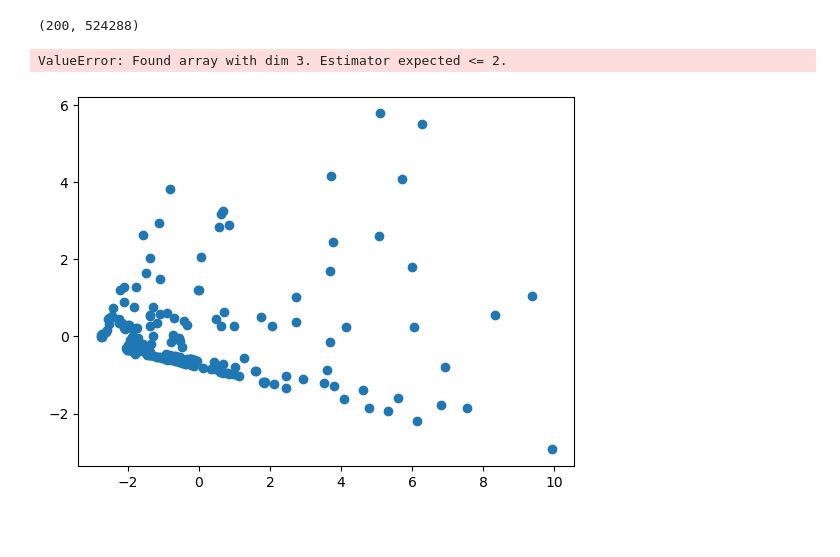
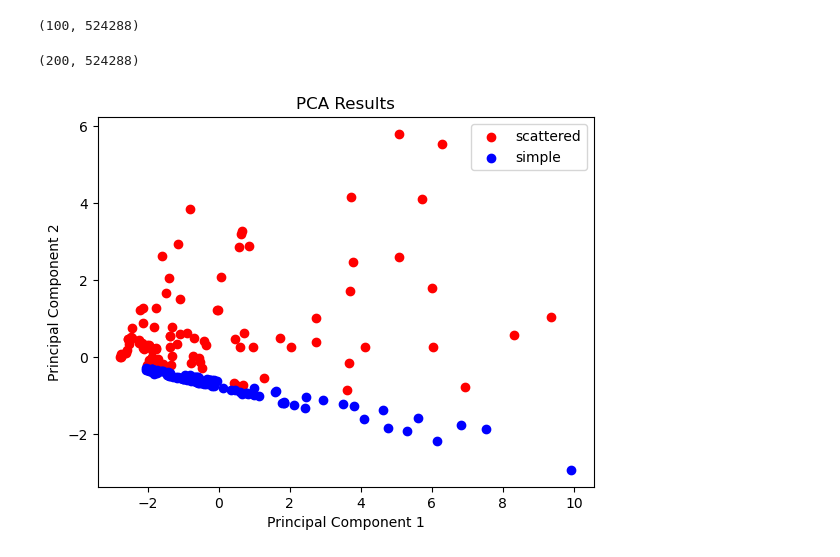
Before and after one commit to SRON-API-DataMagic/Rep_Learn_FRB, a Jupyter notebook: PCA.ipynb, the cells around one changed output. Saved outputs shown, nothing was run; the diff lists cells and outputs as text; code cells hidden in the pictures; blank space fills up the shorter version.

```diff
--- a/PCA.ipynb
+++ b/PCA.ipynb
@@ -1,10 +9,4 @@
 # %%
-import os
-import numpy as np
-from sklearn.decomposition import PCA
-from sklearn.preprocessing import StandardScaler
-from will import detect
-
 # Load and prepare your data
 data_dir_scattered = "simulated_scattered_bursts"
 data_dir_simple = "simulated_bursts"
@@ -21,8 +23,12 @@ for filename in os.listdir(data_dir_simple):
     if filename.endswith(".npy"):
         data_simple.append(np.load(os.path.join(data_dir_simple, filename)))
 
-data_scattered = np.array(data_scattered)
-data_simple = np.array(data_simple)
+data_scattered = np.array(data_scattered).reshape(-1, 1024 * 512)
+data_simple = np.array(data_simple).reshape(-1, 1024 * 512)
+# %%
+print(data_scattered.shape)
+# %% [output]
+(100, 524288)
 # %%
 # Combine the two datasets into one
 combined_data = np.concatenate((data_scattered, data_simple), axis=0)
@@ -42,12 +48,24 @@ transformed_fit = pca.fit_transform(combined_data_2d)
 # %%
 pca1 = pca.transform(data_scattered)
 pca2 = pca.transform(data_simple)
-# %% [output]
-ValueError: Found array with dim 3. Estimator expected <= 2.
-# %%
-import matplotlib.pyplot as plt
-
-plt.scatter(transformed_fit[:,0], transformed_fit[:,1], )
-plt.show()
-# %% [output]
-[figure, removed]
+# %%
+# Scatter plot for PCA results in red for 'scattered'
+plt.scatter(pca1[:, 0], pca1[:, 1], c='r', label='scattered')
+
+# Scatter plot for PCA results in blue for 'simple'
+plt.scatter(pca2[:, 0], pca2[:, 1], c='b', label='simple')
+
+# Set axis labels
+plt.xlabel('Principal Component 1')
+plt.ylabel('Principal Component 2')
+
+# Set a title for the plot
+plt.title('PCA Results')
+
+# Display a legend to differentiate the two datasets
+plt.legend()
+
+# Show the plot
+plt.show()
+# %% [output]
+[figure, added]
```
Also changed, not shown: parts of 3 cells of this notebook, 1 other file.
